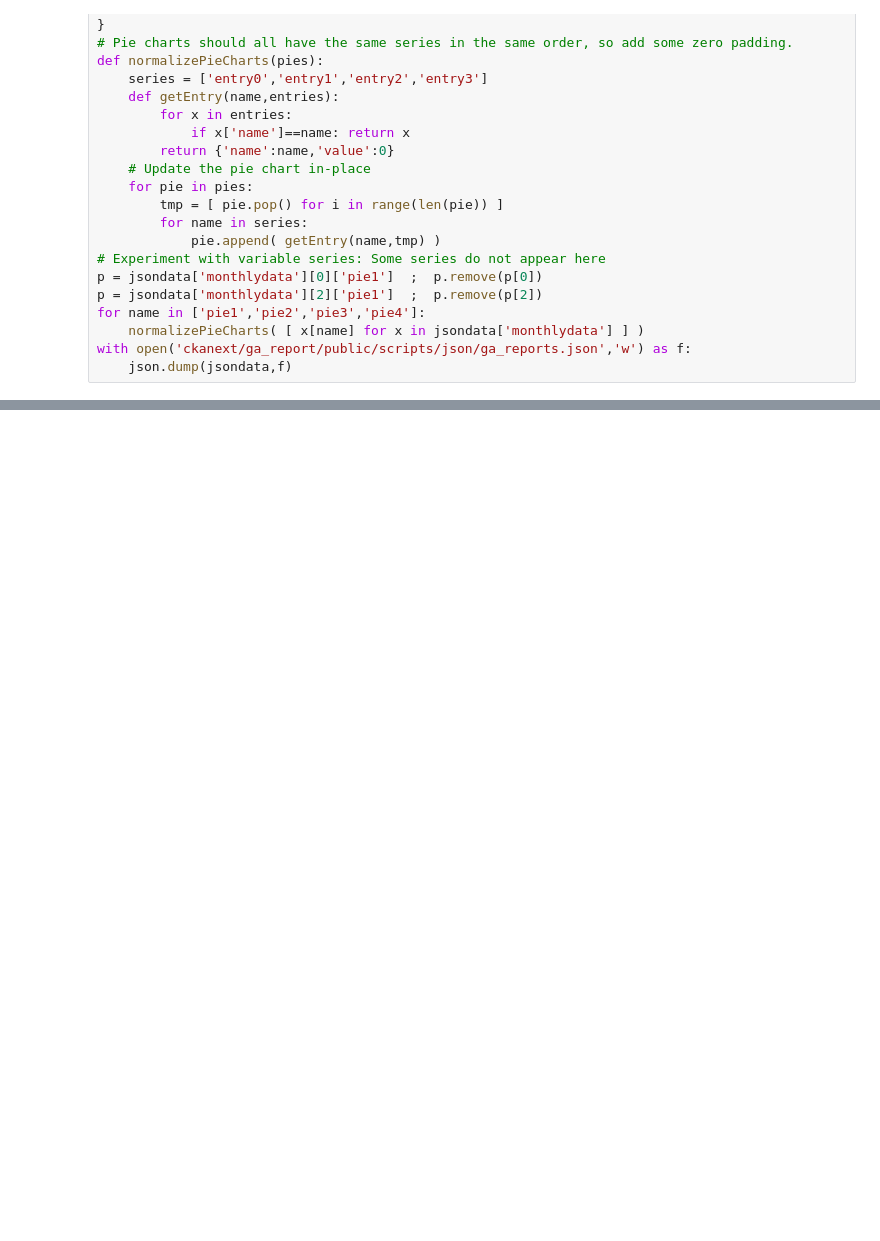
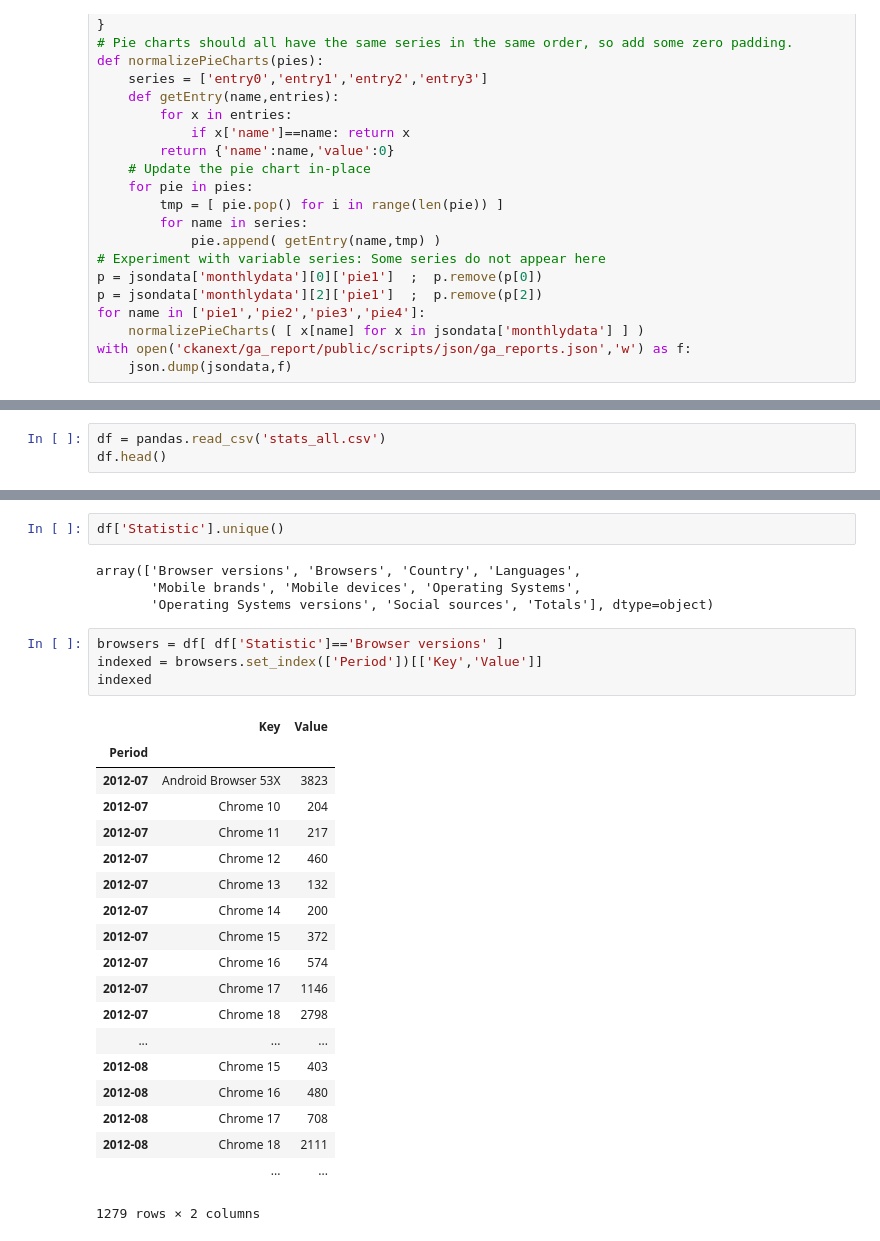
Before and after one commit to datagovuk/ckanext-ga-report, a Jupyter notebook: Demographics.ipynb, the cells around one changed output, grey strips where cells are left out. Cells and saved outputs as stored; diff of their text form; blank space fills up the shorter version.

Commit message:
[1259] D3 development & pandas integration on the backend

```diff
--- a/Demographics.ipynb
+++ b/Demographics.ipynb
@@ -89,0 +64,3 @@ a,tmp
+# %%
+df = pandas.read_csv('stats_all.csv')
+df.head()
@@ -89,0 +75,30 @@ a,tmp
+# %%
+df['Statistic'].unique()
+# %% [output]
+array(['Browser versions', 'Browsers', 'Country', 'Languages',
+       'Mobile brands', 'Mobile devices', 'Operating Systems',
+       'Operating Systems versions', 'Social sources', 'Totals'], dtype=object)
+# %%
+browsers = df[ df['Statistic']=='Browser versions' ]
+indexed = browsers.set_index(['Period'])[['Key','Value']]
+indexed
+# %% [output]
+|  | Key | Value |
+| Period |  |  |
+| 2012-07 | Android Browser 53X | 3823 |
+| 2012-07 | Chrome 10 | 204 |
+| 2012-07 | Chrome 11 | 217 |
+| 2012-07 | Chrome 12 | 460 |
+| 2012-07 | Chrome 13 | 132 |
+| 2012-07 | Chrome 14 | 200 |
+| 2012-07 | Chrome 15 | 372 |
+| 2012-07 | Chrome 16 | 574 |
+| 2012-07 | Chrome 17 | 1146 |
+| 2012-07 | Chrome 18 | 2798 |
+| ... | ... | ... |
+| 2012-08 | Chrome 15 | 403 |
+| 2012-08 | Chrome 16 | 480 |
+| 2012-08 | Chrome 17 | 708 |
+| 2012-08 | Chrome 18 | 2111 |
+|  | ... | ... |
+1279 rows × 2 columns
```
Also changed, not shown: parts of 6 cells of this notebook, 7 other files.
